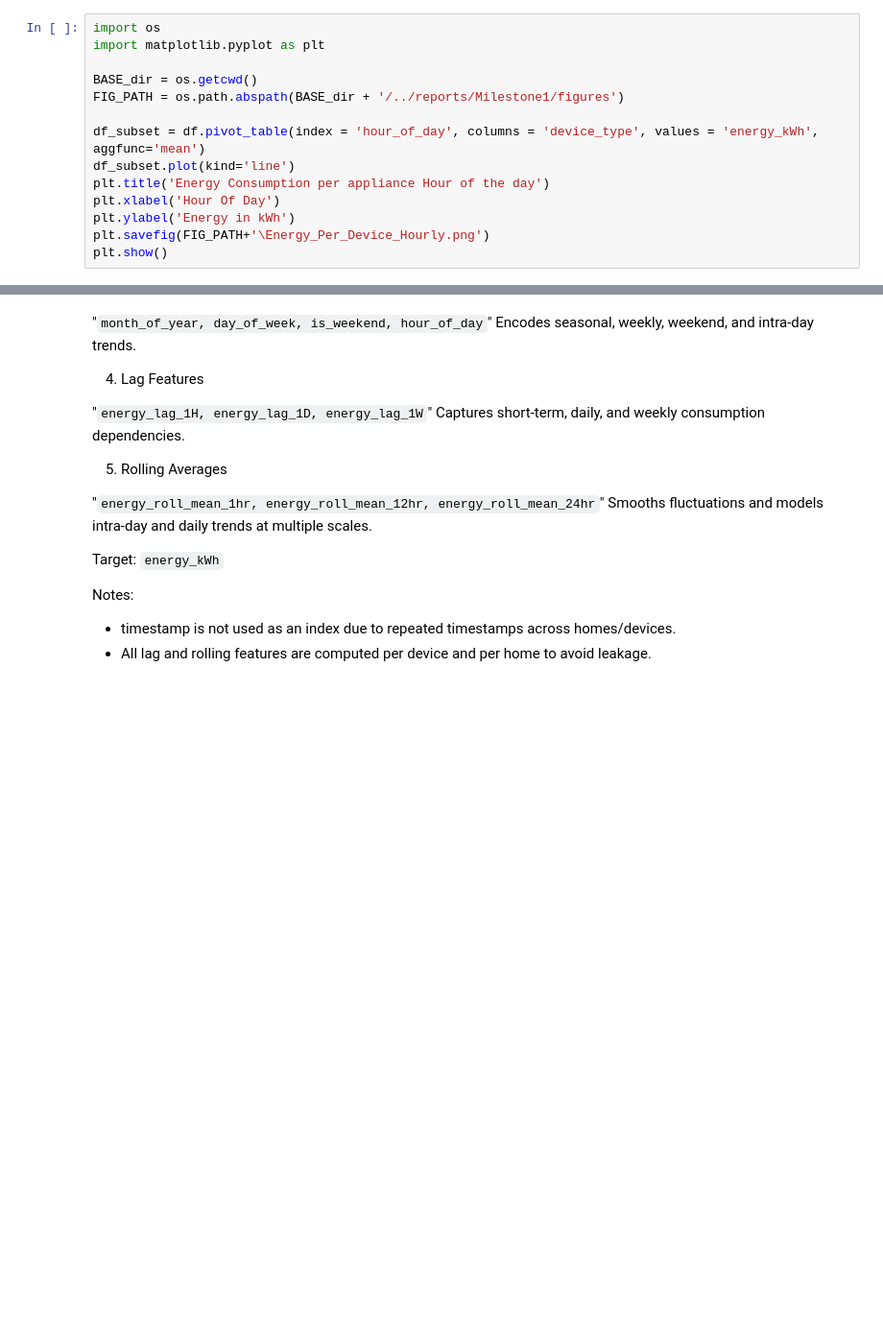
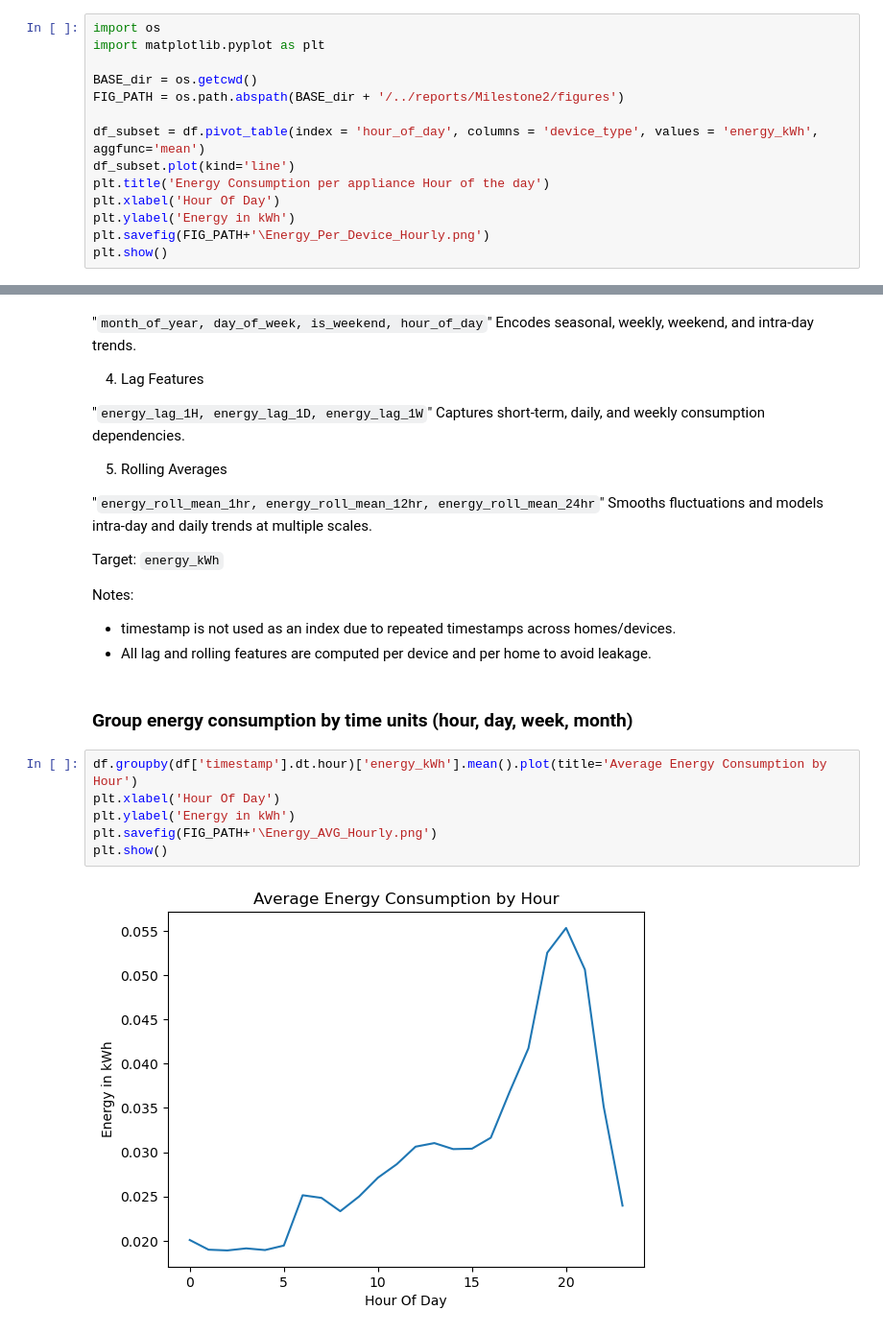
Before and after one commit to Rvp0310/Smart_Home_Energy_Analysis_Forecasting, a Jupyter notebook: notebooks/milestone2.ipynb, the cells around one changed output, grey strips where cells are left out. Shown at 96% size. Saved outputs shown, nothing was run; the diff lists cells and outputs as text; blank space fills up the shorter version.

Commit message:
Time-Based Aggregation and Seasonality Analysis

```diff
--- a/notebooks/milestone2.ipynb
+++ b/notebooks/milestone2.ipynb
@@ -80,7 +90,7 @@ import os
 import matplotlib.pyplot as plt
 
 BASE_dir = os.getcwd()
-FIG_PATH = os.path.abspath(BASE_dir + '/../reports/Milestone1/figures')
+FIG_PATH = os.path.abspath(BASE_dir + '/../reports/Milestone2/figures')
 
 df_subset = df.pivot_table(index = 'hour_of_day', columns = 'device_type', values = 'energy_kWh', aggfunc='mean')
 df_subset.plot(kind='line')
@@ -244,3 +254,13 @@ Target:
 Notes:
 - timestamp is not used as an index due to repeated timestamps across homes/devices.
 - All lag and rolling features are computed per device and per home to avoid leakage.
+# %% [markdown]
+### Group energy consumption by time units (hour, day, week, month)
+# %%
+df.groupby(df['timestamp'].dt.hour)['energy_kWh'].mean().plot(title='Average Energy Consumption by Hour')
+plt.xlabel('Hour Of Day')
+plt.ylabel('Energy in kWh')
+plt.savefig(FIG_PATH+'\Energy_AVG_Hourly.png')
+plt.show()
+# %% [output]
+[figure, added]
```
Also changed, not shown: parts of 13 cells of this notebook, 2 other files.
